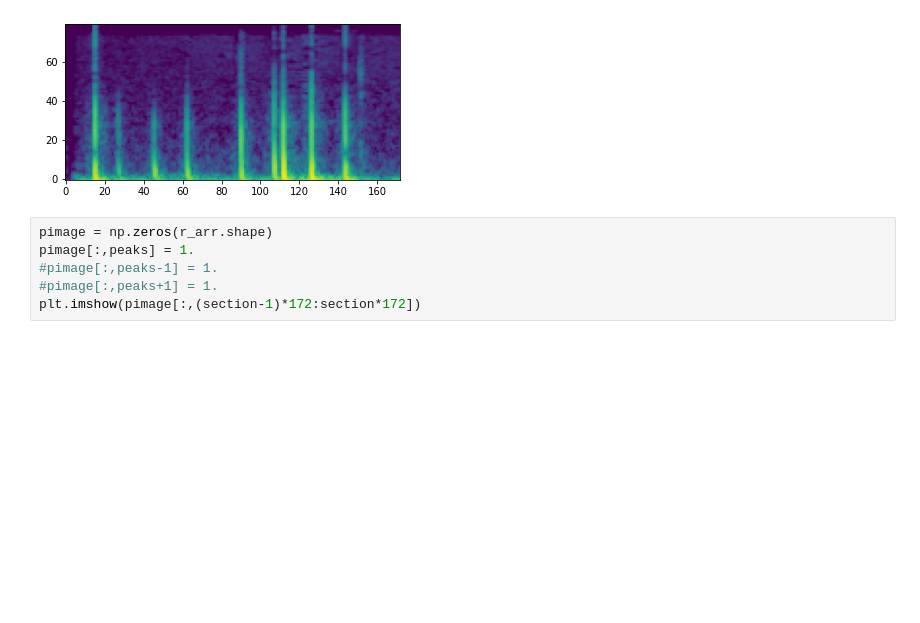
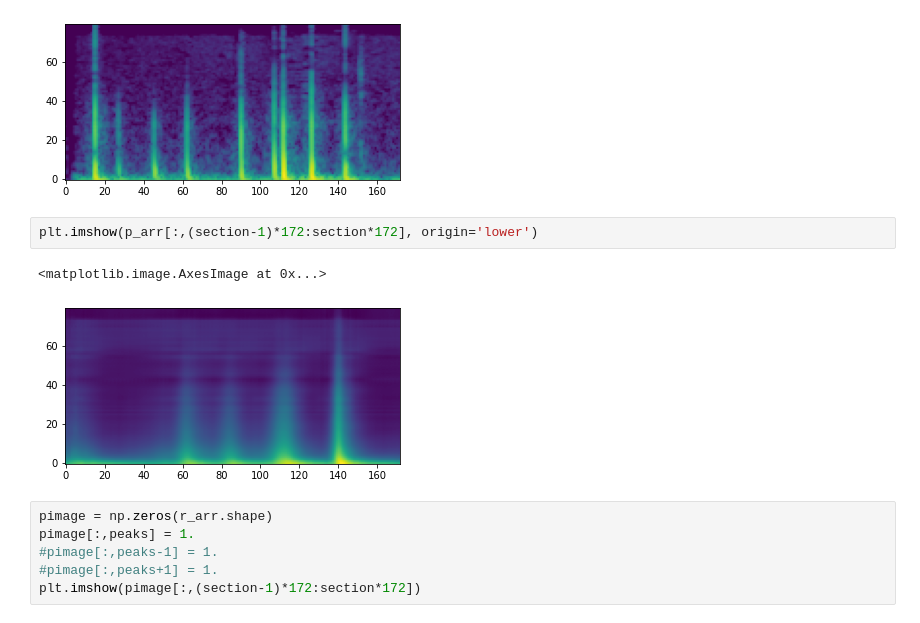
Before and after one commit to jhyau/regnet, a Jupyter notebook: util/scipy peaks.ipynb, the cells around one changed output. Cells and saved outputs as stored; diff of their text form; blank space fills up the shorter version.

```diff
--- a/util/scipy peaks.ipynb
+++ b/util/scipy peaks.ipynb
@@ -28,6 +28,11 @@ plt.imshow(r_arr[:,(section-1)*172:section*172], origin='lower')
 [0.00102814 0.00095729 0.00083707 ... 0.01998936 0.01497465 0.01260754]
 <matplotlib.image.AxesImage at 0x...>
 [figure]
+# %%
+plt.imshow(p_arr[:,(section-1)*172:section*172], origin='lower')
+# %% [output]
+<matplotlib.image.AxesImage at 0x...>
+[figure, added]
 # %%
 pimage = np.zeros(r_arr.shape)
 pimage[:,peaks] = 1.
```
Also changed, not shown: parts of 3 cells of this notebook, 11 other files.
